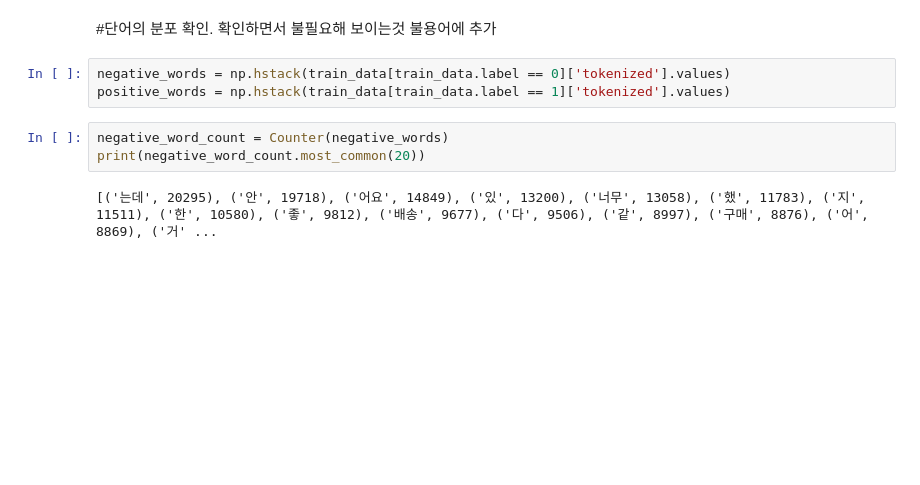
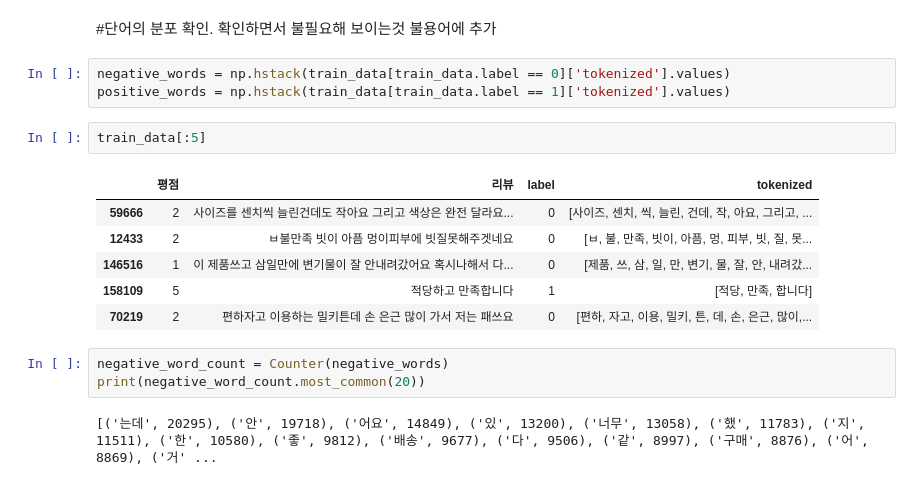
Before and after one commit to seunghak421/cp2-project, a Jupyter notebook: 리뷰데이터.ipynb, the cells around one changed output. Drawn from its saved outputs; the diff is of its cells as text; blank space fills up the shorter version.

```diff
--- a/리뷰데이터.ipynb
+++ b/리뷰데이터.ipynb
@@ -150,6 +168,15 @@ test_data['tokenized'] = test_data['tokenized'].apply(lambda x: [item for item i
 # %%
 negative_words = np.hstack(train_data[train_data.label == 0]['tokenized'].values)
 positive_words = np.hstack(train_data[train_data.label == 1]['tokenized'].values)
+# %%
+train_data[:5]
+# %% [output]
+|  | 평점 | 리뷰 | label | tokenized |
+| 59666 | 2 | 사이즈를 센치씩 늘린건데도 작아요 그리고 색상은 완전 달라요... | 0 | [사이즈, 센치, 씩, 늘린, 건데, 작, 아요, 그리고, ... |
+| 12433 | 2 | ㅂ불만족 빗이 아픔 멍이피부에 빗질못해주겟네요 | 0 | [ㅂ, 불, 만족, 빗이, 아픔, 멍, 피부, 빗, 질, 못... |
+| 146516 | 1 | 이 제품쓰고 삼일만에 변기물이 잘 안내려갔어요 혹시나해서 다... | 0 | [제품, 쓰, 삼, 일, 만, 변기, 물, 잘, 안, 내려갔... |
+| 158109 | 5 | 적당하고 만족합니다 | 1 | [적당, 만족, 합니다] |
+| 70219 | 2 | 편하자고 이용하는 밀키튼데 손 은근 많이 가서 저는 패쓰요 | 0 | [편하, 자고, 이용, 밀키, 튼, 데, 손, 은근, 많이,... |
 # %%
 negative_word_count = Counter(negative_words)
 print(negative_word_count.most_common(20))
```
Also changed, not shown: parts of 7 cells of this notebook.
